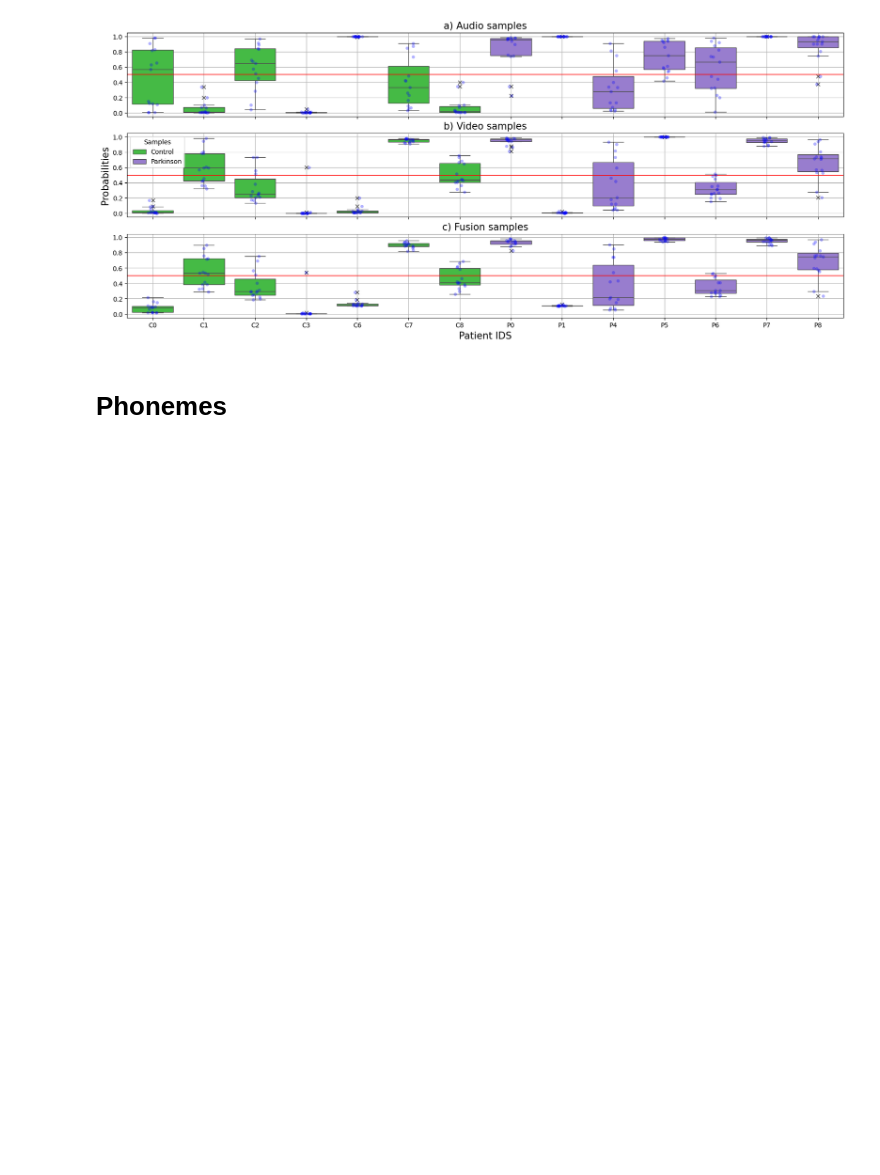
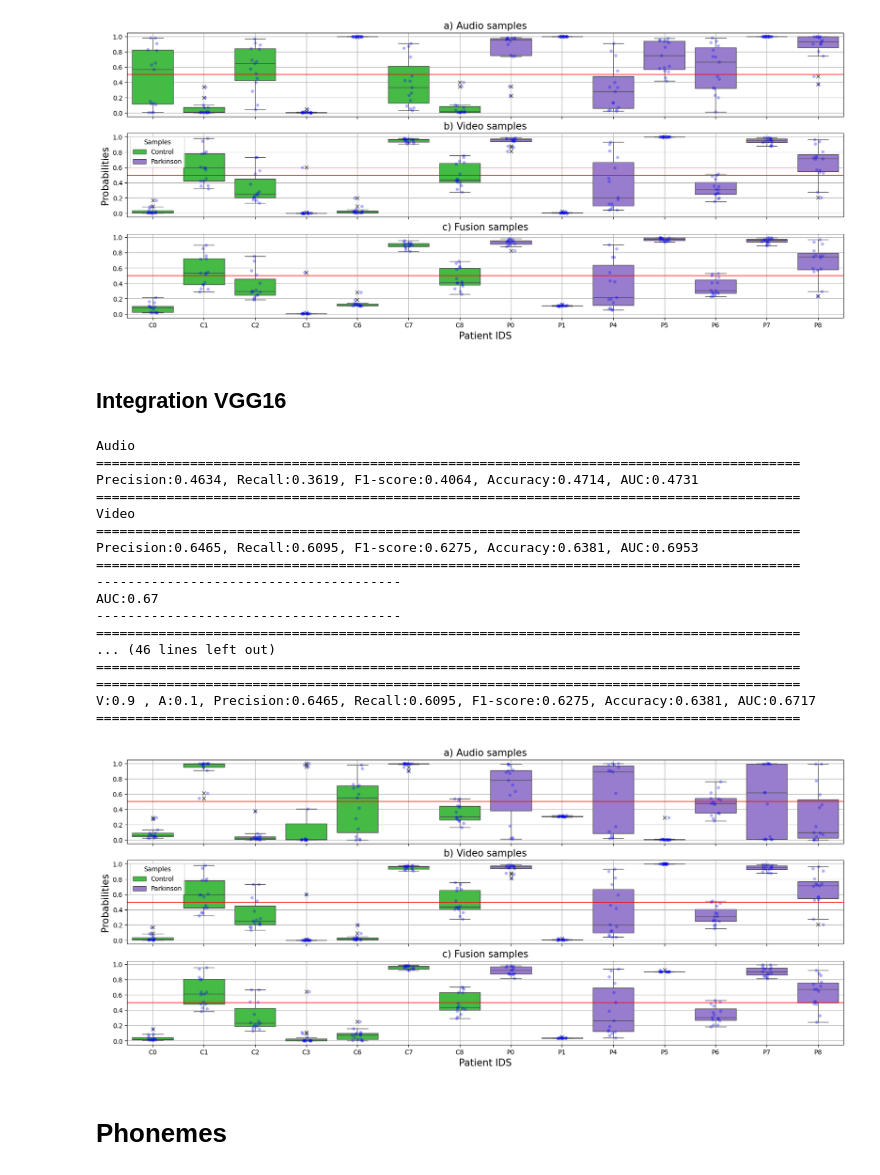
Before and after one commit to jdvalera19/Parkinson-Multimodal-Cross-Attention, a Jupyter notebook: View_result copy.ipynb, the cells around one changed output. Drawn from its saved outputs; the diff is of its cells as text; code cells hidden in the pictures; blank space fills up the shorter version.

Commit message:
More results

```diff
--- a/View_result copy.ipynb
+++ b/View_result copy.ipynb
@@ -76,6 +90,46 @@ AUC:0.73
 V:0.9 , A:0.1, Precision:0.6566, Recall:0.6190, F1-score:0.6373, Accuracy:0.6476, AUC:0.7270
 ==========================================================================================
 [figure]
+# %% [markdown]
+## Integration VGG16
+# %%
+audio_path = 'Results_v2/Note:AUDIO:weights-Lr:1e-06-Epoch:100-Exercise:Vowels-duration_size:False.csv'
+video_path = 'Results_v2/Note:3_VIDEO:weights-Lr:0.0001-Epoch:50-Exercise:Vowels-duration_size:False.csv'
+save_name  = 'results_vowels_2'
+alpha      = 0.1
+
+print('Audio')
+view_results(audio_path)
+print('Video')
+view_results(video_path)
+
+generate_final_visualization(audio_path,
+                             video_path,
+                             save_name,
+                             'Patient IDS',
+                             alpha)
+
+data_vowels = audio_visual_evaluation(audio_path,
+                                      video_path)
+# %% [output]
+Audio
+==========================================================================================
+Precision:0.4634, Recall:0.3619, F1-score:0.4064, Accuracy:0.4714, AUC:0.4731
+==========================================================================================
+Video
+==========================================================================================
+Precision:0.6465, Recall:0.6095, F1-score:0.6275, Accuracy:0.6381, AUC:0.6953
+==========================================================================================
+---------------------------------------
+AUC:0.67
+---------------------------------------
+==========================================================================================
+... (46 lines left out)
+==========================================================================================
+==========================================================================================
+V:0.9 , A:0.1, Precision:0.6465, Recall:0.6095, F1-score:0.6275, Accuracy:0.6381, AUC:0.6717
+==========================================================================================
+[figure, added]
 # %% [markdown]
 # Phonemes
 # %% [markdown]
```
Also changed, not shown: parts of 18 cells of this notebook.
